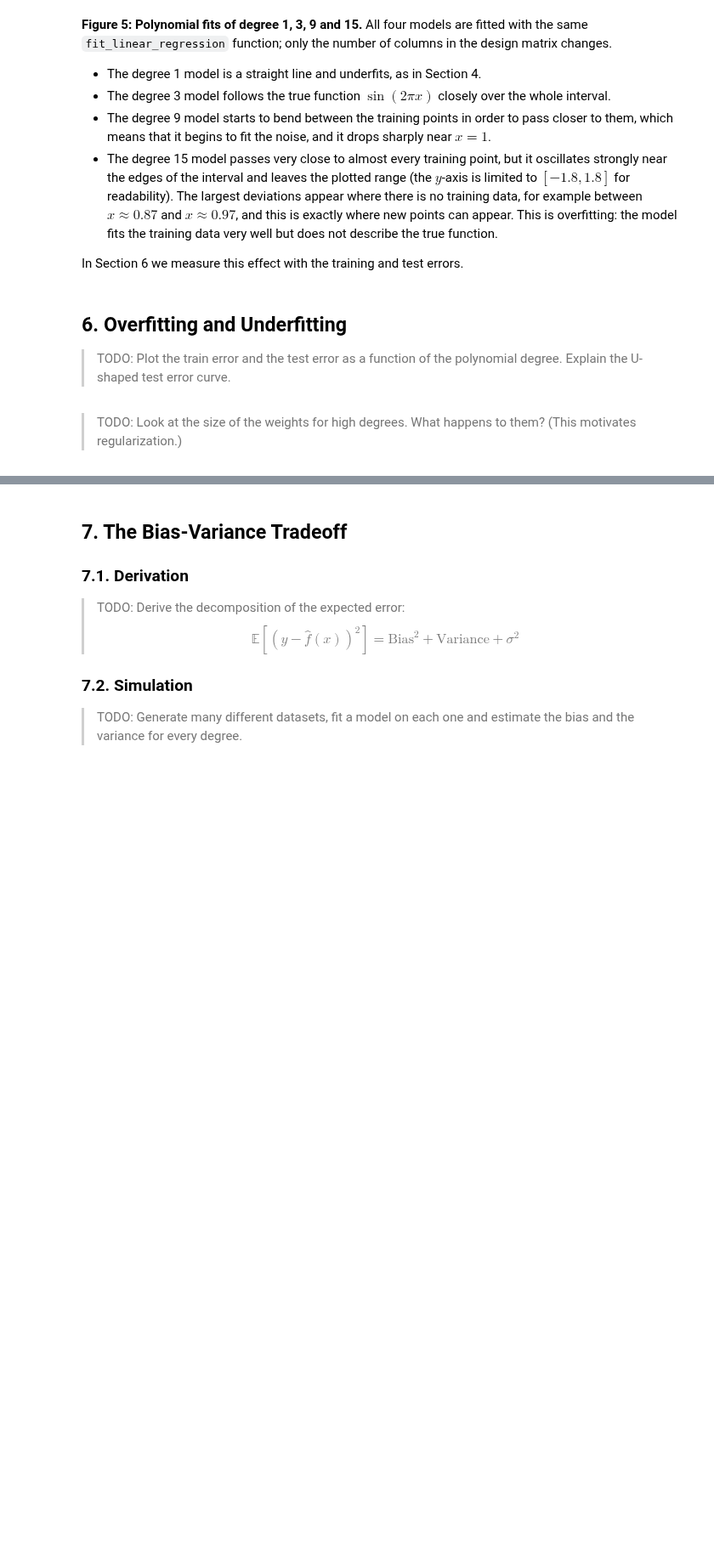
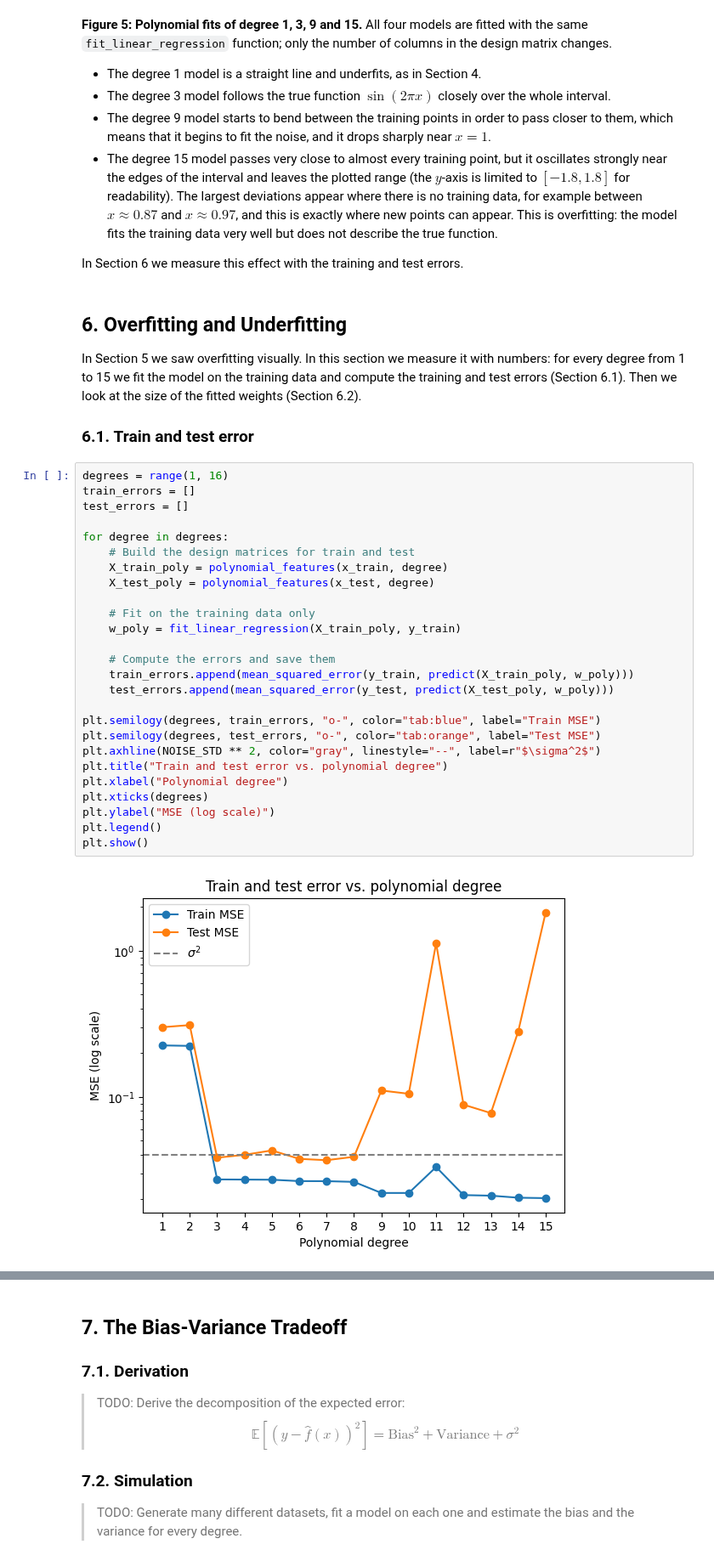
Before and after one commit to eleonorakuteva/overfitting-and-regularization, a Jupyter notebook: main.ipynb, the cells around one changed output, grey strips where cells are left out. Shown at 85% size. Drawn from its saved outputs; the diff is of its cells as text; blank space fills up the shorter version.

Commit message:
Show overfitting with train/test error and weight size

```diff
--- a/main.ipynb
+++ b/main.ipynb
@@ -391,6 +391,35 @@ plt.show()
 In Section 6 we measure this effect with the training and test errors.
 # %% [markdown]
 ## 6. Overfitting and Underfitting
-> TODO: Plot the train error and the test error as a function of the polynomial degree. Explain the U-shaped test error curve.
+
+In Section 5 we saw overfitting visually. In this section we measure it with numbers: for every degree from 1 to 15 we fit the model on the training data and compute the training and test errors (Section 6.1). Then we look at the size of the fitted weights (Section 6.2).
+
+### 6.1. Train and test error
-# %% [markdown]
-> TODO: Look at the size of the weights for high degrees. What happens to them? (This motivates regularization.)
+# %%
+degrees = range(1, 16)
+train_errors = []
+test_errors = []
+
+for degree in degrees:
+    # Build the design matrices for train and test
+    X_train_poly = polynomial_features(x_train, degree)
+    X_test_poly = polynomial_features(x_test, degree)
+
+    # Fit on the training data only
+    w_poly = fit_linear_regression(X_train_poly, y_train)
+
+    # Compute the errors and save them
+    train_errors.append(mean_squared_error(y_train, predict(X_train_poly, w_poly)))
+    test_errors.append(mean_squared_error(y_test, predict(X_test_poly, w_poly)))
+
+plt.semilogy(degrees, train_errors, "o-", color="tab:blue", label="Train MSE")
+plt.semilogy(degrees, test_errors, "o-", color="tab:orange", label="Test MSE")
+plt.axhline(NOISE_STD ** 2, color="gray", linestyle="--", label=r"$\sigma^2$")
+plt.title("Train and test error vs. polynomial degree")
+plt.xlabel("Polynomial degree")
+plt.xticks(degrees)
+plt.ylabel("MSE (log scale)")
+plt.legend()
+plt.show()
+# %% [output]
+[figure, added]
```
Also changed, not shown: parts of 4 cells of this notebook.
